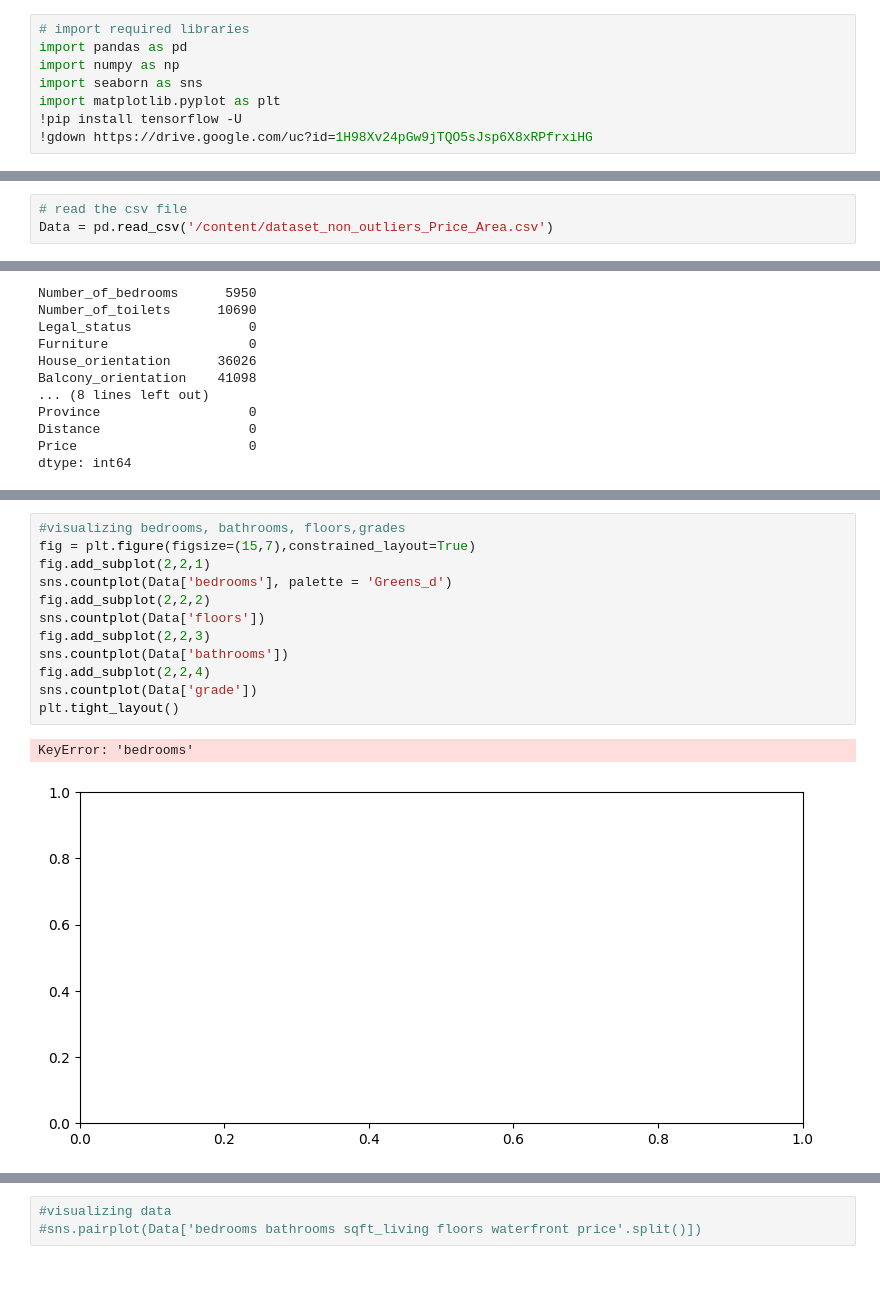
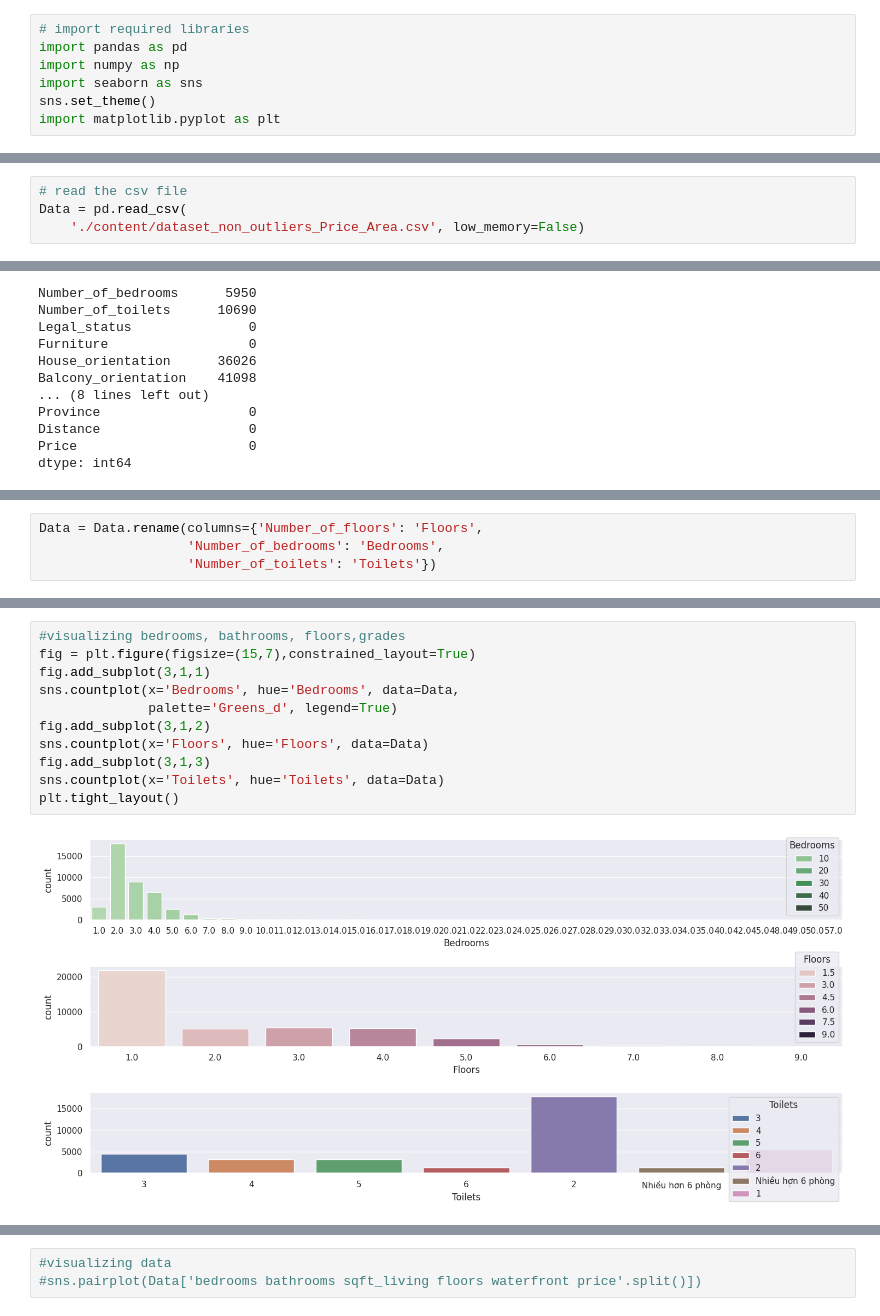
Before and after one commit to NgdHung31/Real_Estate_Regession_Deep_Learning, a Jupyter notebook: Kaggle_KerassRegression.ipynb, the cells around one changed output, grey strips where cells are left out. Saved outputs shown, nothing was run; the diff lists cells and outputs as text; blank space fills up the shorter version.

```diff
--- a/Kaggle_KerassRegression.ipynb
+++ b/Kaggle_KerassRegression.ipynb
@@ -49,6 +47,5 @@ Requirement already satisfied: PySocks!=1.5.7,>=1.5.6 in /usr/local/lib/python3.
 import pandas as pd
 import numpy as np
 import seaborn as sns
+sns.set_theme()
 import matplotlib.pyplot as plt
-!pip install tensorflow -U
-!gdown https://drive.google.com/uc?id=1H98Xv24pGw9jTQO5sJsp6X8xRPfrxiHG
@@ -62,6 +52,7 @@ To: /content/dataset_non_outliers_Price_Area.csv
 # %%
 # read the csv file
-Data = pd.read_csv('/content/dataset_non_outliers_Price_Area.csv')
+Data = pd.read_csv(
+    './content/dataset_non_outliers_Price_Area.csv', low_memory=False)
 # %% [markdown]
 # Exploratory Data Analysis
 # %%
@@ -158,3 +140,7 @@ Data.loc[pd.isnull(Data["Project_name"]), "Project_name"] = "Other"
+# %%
+Data = Data.rename(columns={'Number_of_floors': 'Floors',
+                   'Number_of_bedrooms': 'Bedrooms',
+                   'Number_of_toilets': 'Toilets'})
 # %%
 Data.isnull().sum()
 # %% [output]
@@ -177,15 +159,13 @@ dtype: int64
 # %%
 #visualizing bedrooms, bathrooms, floors,grades
 fig = plt.figure(figsize=(15,7),constrained_layout=True)
-fig.add_subplot(2,2,1)
-sns.countplot(Data['bedrooms'], palette = 'Greens_d')
-fig.add_subplot(2,2,2)
-sns.countplot(Data['floors'])
-fig.add_subplot(2,2,3)
-sns.countplot(Data['bathrooms'])
-fig.add_subplot(2,2,4)
-sns.countplot(Data['grade'])
+fig.add_subplot(3,1,1)
+sns.countplot(x='Bedrooms', hue='Bedrooms', data=Data,
+              palette='Greens_d', legend=True)
+fig.add_subplot(3,1,2)
+sns.countplot(x='Floors', hue='Floors', data=Data)
+fig.add_subplot(3,1,3)
+sns.countplot(x='Toilets', hue='Toilets', data=Data)
 plt.tight_layout()
 # %% [output]
-KeyError: 'bedrooms'
-[figure, old version]
+[figure, new version]
```
Also changed, not shown: parts of 28 cells of this notebook, 2 other files.
